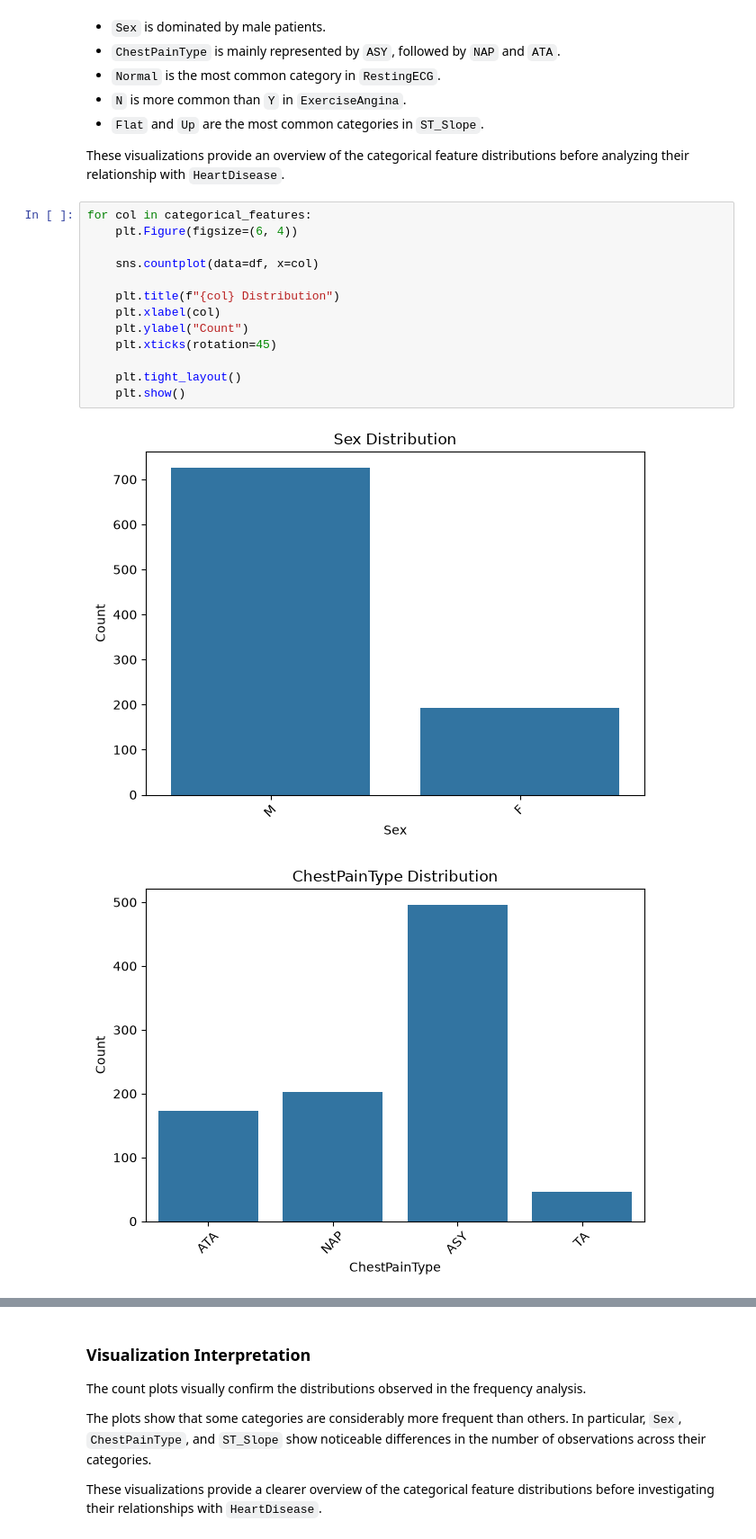
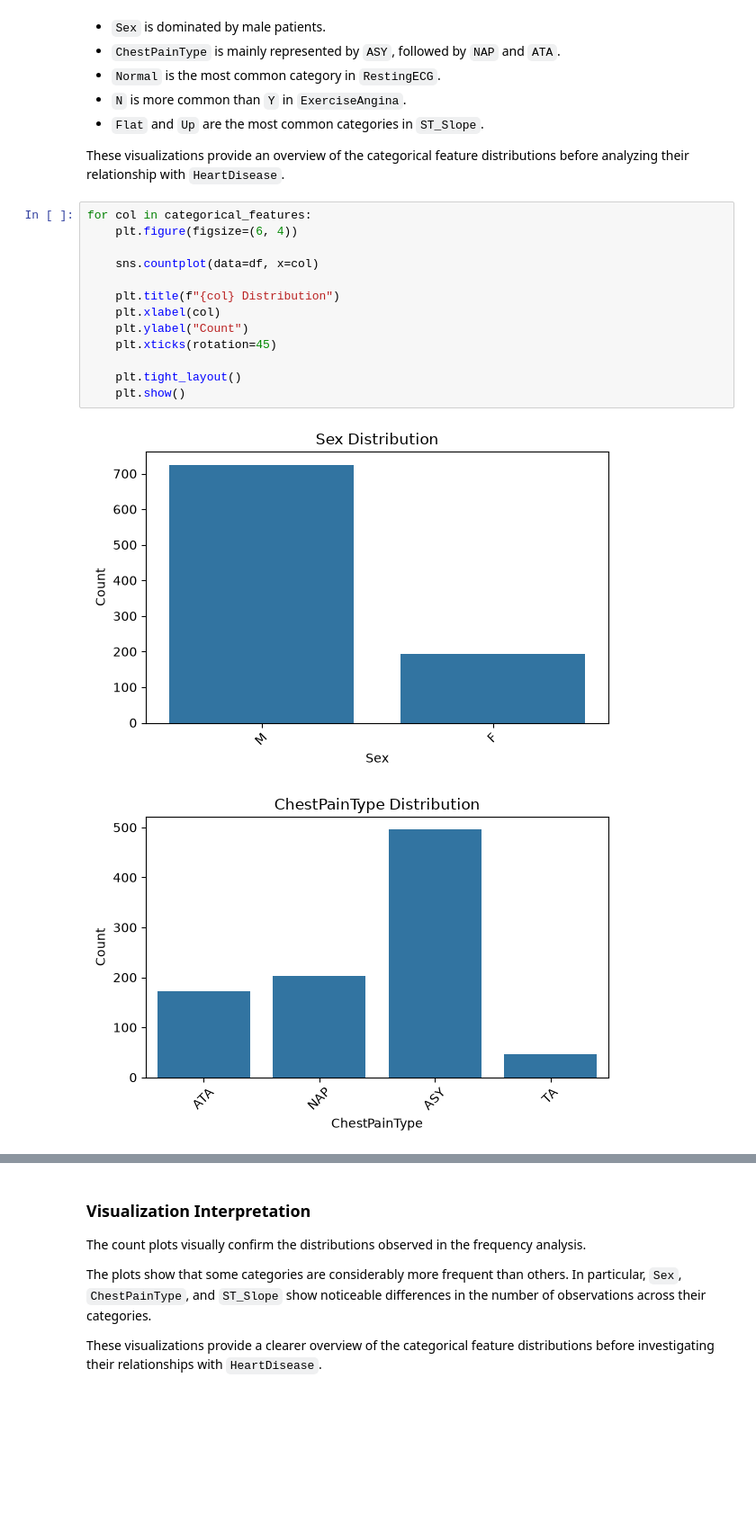
Before and after one commit to ghayda577/AI-ML-Training, a Jupyter notebook: Projects/First-Full-Project/project.ipynb, the cells around one changed output, grey strips where cells are left out. Shown at 90% size. Saved outputs shown, nothing was run; the diff lists cells and outputs as text; blank space fills up the shorter version.

```diff
--- a/Projects/First-Full-Project/project.ipynb
+++ b/Projects/First-Full-Project/project.ipynb
@@ -599,17 +600,17 @@ The distributions show that:
 These visualizations provide an overview of the categorical feature distributions before analyzing their relationship with `HeartDisease`.
 # %%
 for col in categorical_features:
-    plt.Figure(figsize=(6, 4))
+    plt.figure(figsize=(6, 4))
 
     sns.countplot(data=df, x=col)
 
     plt.title(f"{col} Distribution")
     plt.xlabel(col)
     plt.ylabel("Count")
     plt.xticks(rotation=45)
 
     plt.tight_layout()
     plt.show()
 # %% [output]
-[figure, old version]
+[figure, new version]
-[figure, old version]
+[figure, new version]
```
Also changed, not shown: parts of 34 cells of this notebook.
